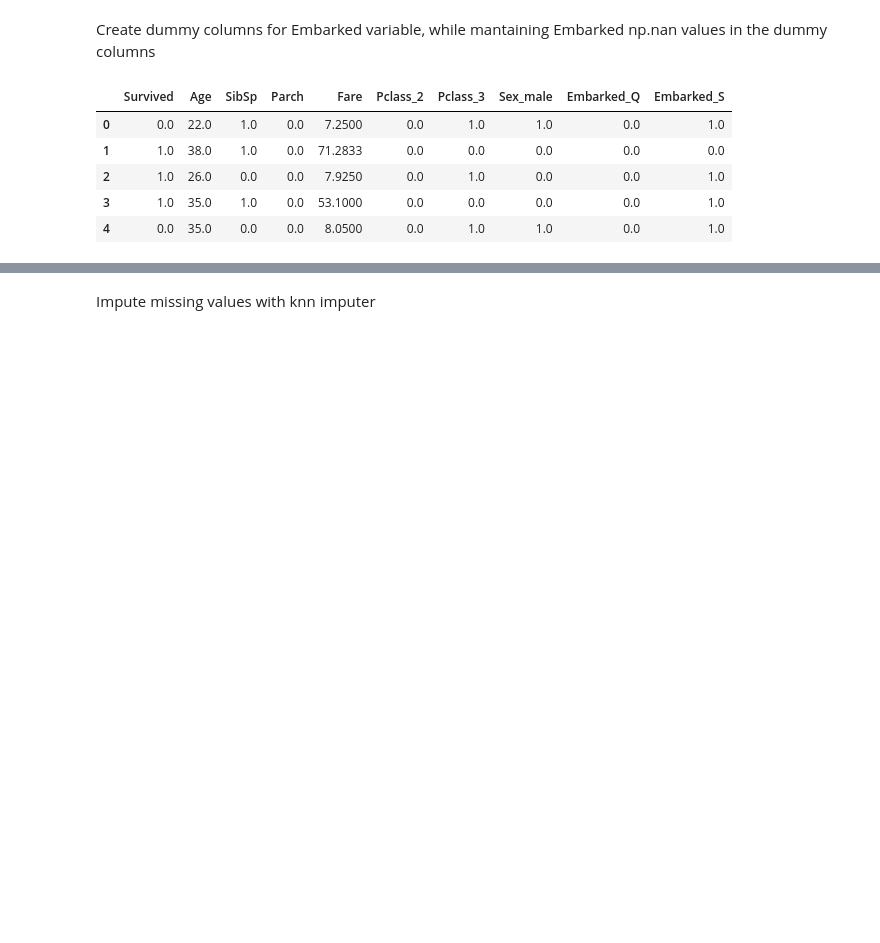
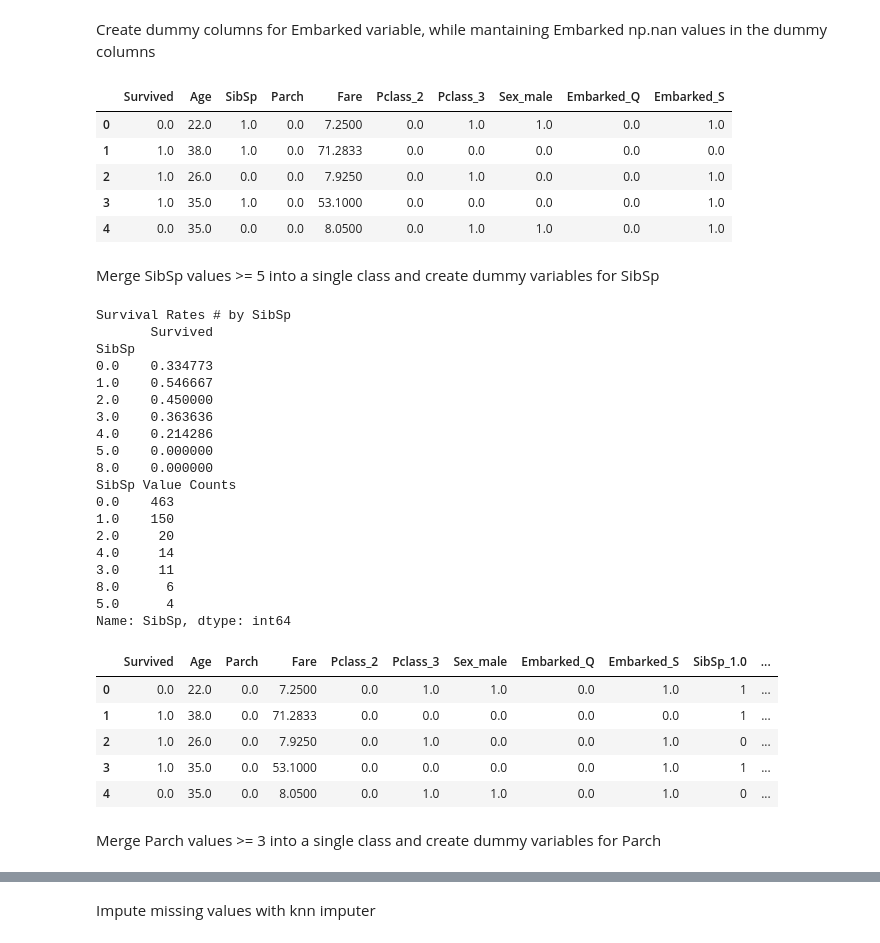
Before and after one commit to blantj/Titanic_Survival_Classification, a Jupyter notebook: Modeling.ipynb, the cells around one changed output, grey strips where cells are left out. Drawn from its saved outputs; the diff is of its cells as text; code cells hidden in the pictures; blank space fills up the shorter version.

```diff
--- a/Modeling.ipynb
+++ b/Modeling.ipynb
@@ -91,3 +94,50 @@ df.head()
 | 2 | 1.0 | 26.0 | 0.0 | 0.0 | 7.9250 | 0.0 | 1.0 | 0.0 | 0.0 | 1.0 |
 | 3 | 1.0 | 35.0 | 1.0 | 0.0 | 53.1000 | 0.0 | 0.0 | 0.0 | 0.0 | 1.0 |
 | 4 | 0.0 | 35.0 | 0.0 | 0.0 | 8.0500 | 0.0 | 1.0 | 1.0 | 0.0 | 1.0 |
+# %% [markdown]
+Merge SibSp values >= 5 into a single class and create dummy variables for SibSp
+# %%
+scrub_x = df.drop(columns='Survived')
+scrub_y = df['Survived']
+
+scrub_xtrain, scrub_xtest, scrub_ytrain, scrub_ytest = train_test_split(scrub_x, scrub_y,
+                                                                            test_size=0.25, random_state=121)
+
+scrub_df = pd.concat([scrub_xtrain, scrub_ytrain], axis=1)
+
+print('Survival Rates # by SibSp')
+print(scrub_df.groupby('SibSp').mean()[['Survived']])
+print('SibSp Value Counts')
+print(scrub_df['SibSp'].value_counts())
+
+df['SibSp'] = df['SibSp'].apply(lambda x: min(x, 5))
+df = pd.get_dummies(df, columns=['SibSp'], drop_first=True)
+df.head()
+# %% [output]
+Survival Rates # by SibSp
+       Survived
+SibSp
+0.0    0.334773
+1.0    0.546667
+2.0    0.450000
+3.0    0.363636
+4.0    0.214286
+5.0    0.000000
+8.0    0.000000
+SibSp Value Counts
+0.0    463
+1.0    150
+2.0     20
+4.0     14
+3.0     11
+8.0      6
+5.0      4
+Name: SibSp, dtype: int64
+|  | Survived | Age | Parch | Fare | Pclass_2 | Pclass_3 | Sex_male | Embarked_Q | Embarked_S | SibSp_1.0 | ... |
+| 0 | 0.0 | 22.0 | 0.0 | 7.2500 | 0.0 | 1.0 | 1.0 | 0.0 | 1.0 | 1 | ... |
+| 1 | 1.0 | 38.0 | 0.0 | 71.2833 | 0.0 | 0.0 | 0.0 | 0.0 | 0.0 | 1 | ... |
+| 2 | 1.0 | 26.0 | 0.0 | 7.9250 | 0.0 | 1.0 | 0.0 | 0.0 | 1.0 | 0 | ... |
+| 3 | 1.0 | 35.0 | 0.0 | 53.1000 | 0.0 | 0.0 | 0.0 | 0.0 | 1.0 | 1 | ... |
+| 4 | 0.0 | 35.0 | 0.0 | 8.0500 | 0.0 | 1.0 | 1.0 | 0.0 | 1.0 | 0 | ... |
+# %% [markdown]
+Merge Parch values >= 3 into a single class and create dummy variables for Parch
```
Also changed, not shown: parts of 16 cells of this notebook.
